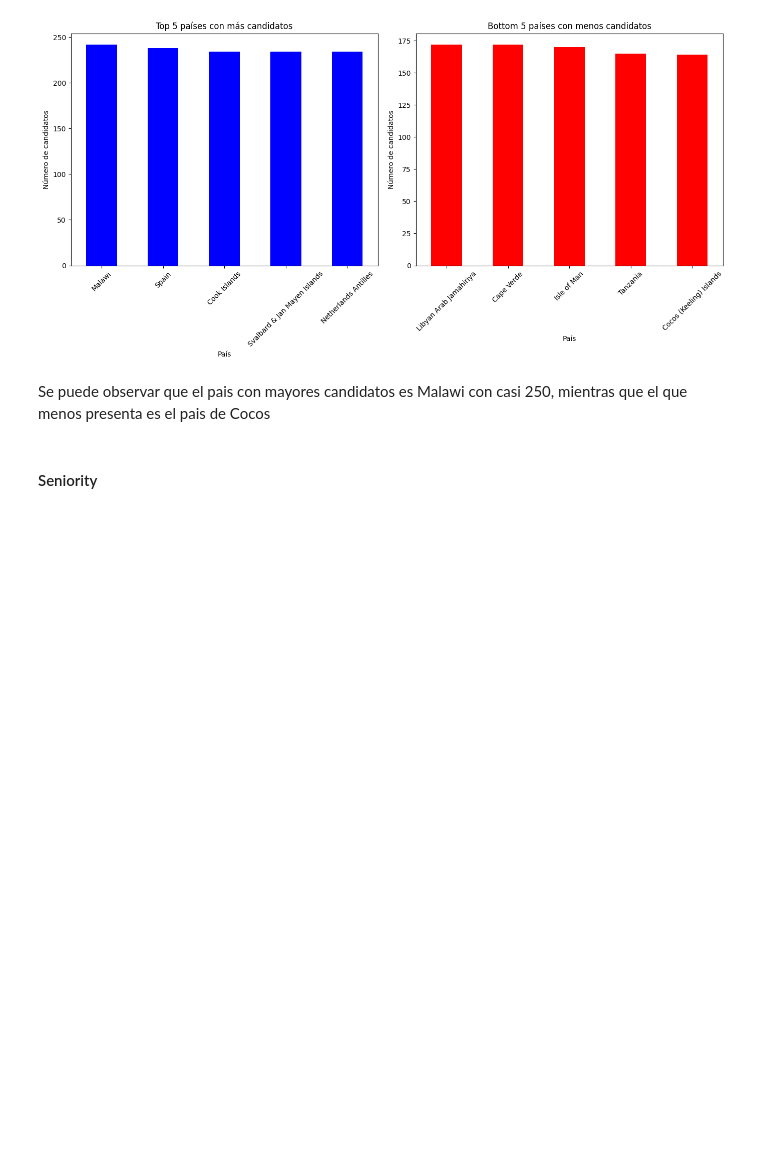
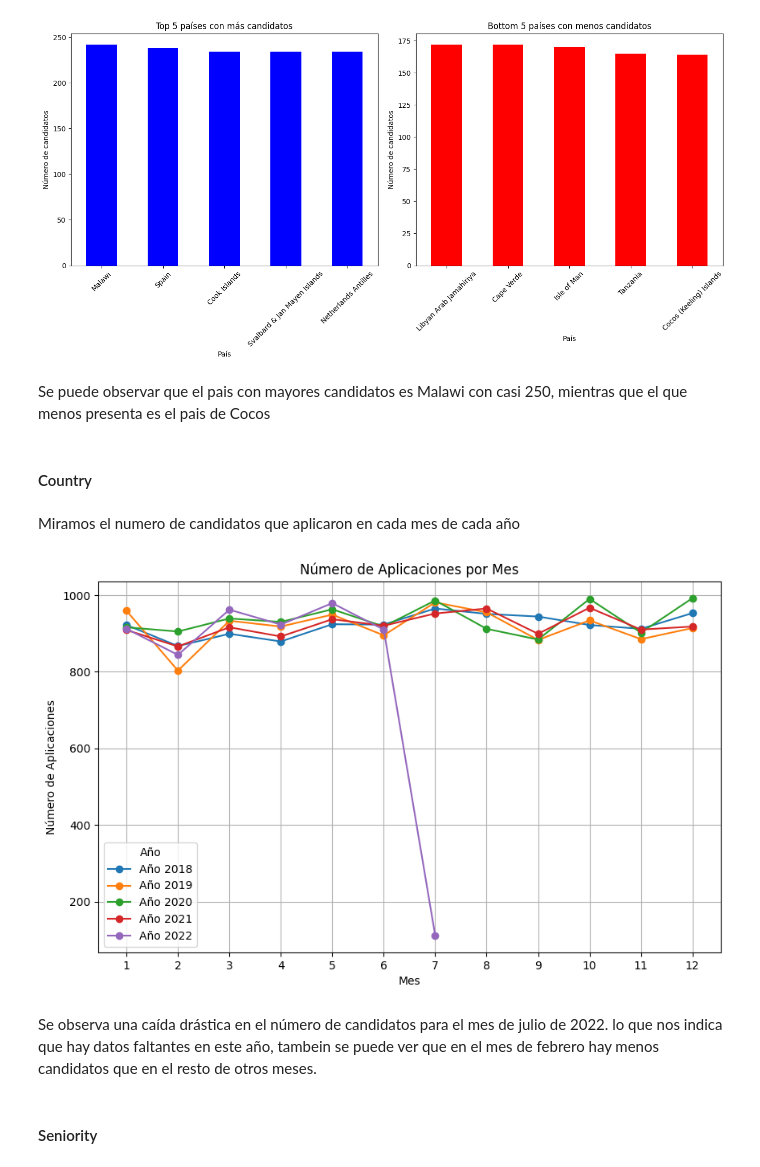
Before and after one commit to camilodelgado23/Candidate_Data_Workflow, a Jupyter notebook: Analisis_de_Datos/candidates_analisis.ipynb, the cells around one changed output. Saved outputs shown, nothing was run; the diff lists cells and outputs as text; code cells hidden in the pictures; blank space fills up the shorter version.

```diff
--- a/Analisis_de_Datos/candidates_analisis.ipynb
+++ b/Analisis_de_Datos/candidates_analisis.ipynb
@@ -249,6 +274,34 @@ plt.show()
 [figure]
 # %% [markdown]
 Se puede observar que el pais con mayores candidatos es Malawi con casi 250, mientras que el que menos presenta es el pais de Cocos
+# %% [markdown]
+#### Country
+# %% [markdown]
+Miramos el numero de candidatos que aplicaron en cada mes de cada año
+# %%
+candidates['ApplicationDate'] = pd.to_datetime(candidates['ApplicationDate'])
+
+candidates['Year'] = candidates['ApplicationDate'].dt.year
+candidates['Month'] = candidates['ApplicationDate'].dt.month
+
+applications_per_month = candidates.groupby(['Year', 'Month']).size().reset_index(name='Applications')
+
+plt.figure(figsize=(10, 6))
+for year in applications_per_month['Year'].unique():
+    subset = applications_per_month[applications_per_month['Year'] == year]
+    plt.plot(subset['Month'], subset['Applications'], marker='o', label=f'Año {year}')
+
+plt.title('Número de Aplicaciones por Mes')
+plt.xlabel('Mes')
+plt.ylabel('Número de Aplicaciones')
+plt.xticks(range(1, 13))
+plt.legend(title='Año')
+plt.grid(True)
+plt.show()
+# %% [output]
+[figure, added]
+# %% [markdown]
+Se observa una caída drástica en el número de candidatos para el mes de julio de 2022. lo que nos indica que hay datos faltantes en este año, tambein se puede ver que en el mes de febrero hay menos candidatos que en el resto de otros meses.
 # %% [markdown]
 #### Seniority
 # %% [markdown]
```
Also changed, not shown: parts of 9 cells of this notebook, 2 other files.
